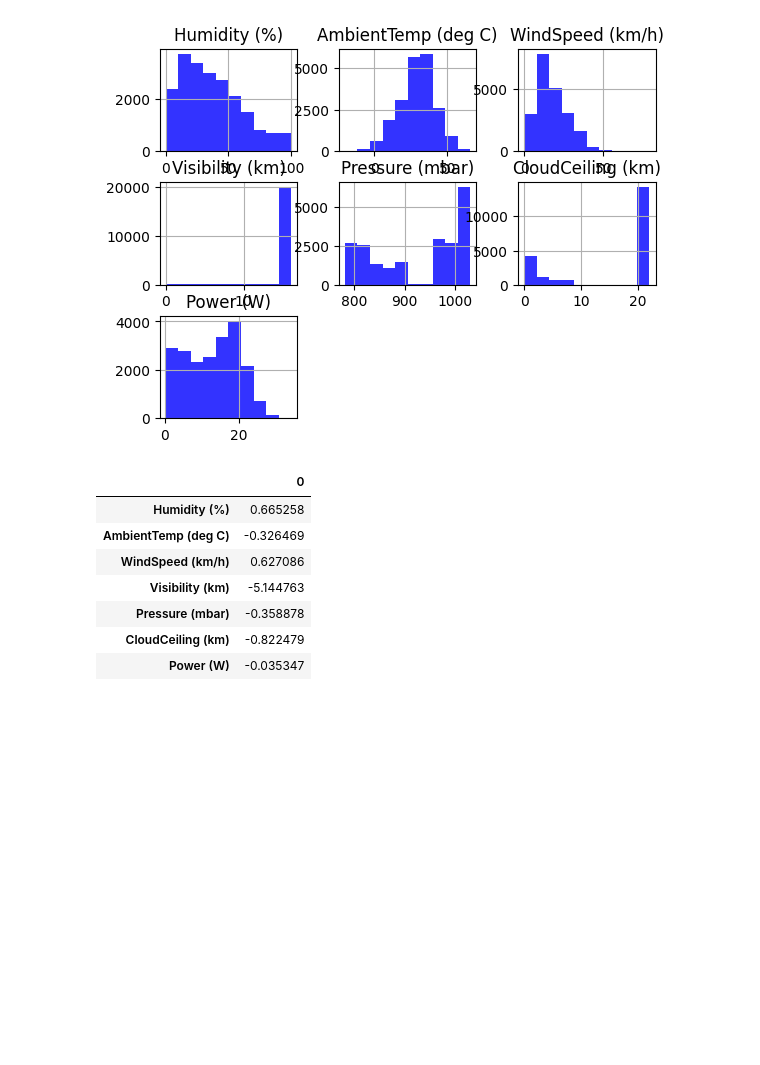
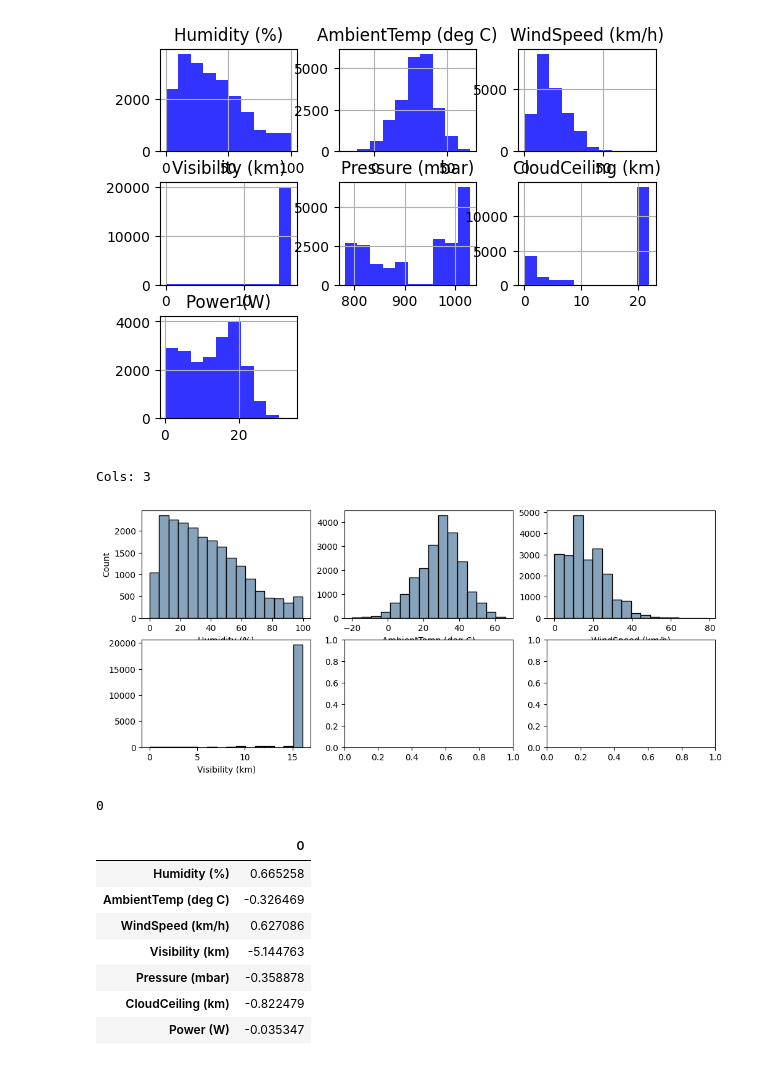
Before and after one commit to d-lazenby/solar-forecasting, a Jupyter notebook: eda_full.ipynb, the cells around one changed output. Saved outputs shown, nothing was run; the diff lists cells and outputs as text; code cells hidden in the pictures; blank space fills up the shorter version.

Commit message:
Tidied utils. Began generalizing plotting code for arbitrary numerical features

```diff
--- a/eda_full.ipynb
+++ b/eda_full.ipynb
@@ -103,3 +103,49 @@ utils.correlation_matrix(raw_clean[numerical_features])
 raw_clean[numerical_features].hist(color='blue', alpha=0.8);
 # %% [output]
 [figure]
+# %%
+FONT_SIZE_TICKS = None
+FONT_SIZE_TITLE = None
+FONT_SIZE_AXES = None
+
+colors = {'white': '#fdfdfd',
+          'dark blue': '#06072c',
+          'chalk blue': '#5f85a6',
+          'light gray': '#cfd1d4',
+          'blue gray': '#a3aab5',
+          'black': '#000000'}
+
+COLORS = [v for v in colors.values()]
+
+sns.set_palette(sns.color_palette(COLORS))
+
+features = numerical_features[:4]
+bins = 16
+
+data = raw_clean.copy()
+
+n_plots = len(features)
+cols = (n_plots if n_plots < 3 else 3)
+print(f"Cols: {cols}")
+rows = n_plots // 3 + 1
+
+fig, ax = plt.subplots(nrows=rows, ncols=cols, figsize=(12, 5))
+
+for i, ax_ in enumerate(ax.flatten()):
+    if i == n_plots:
+        break
+    x = data[features[i]].values
+    sns.histplot(x, bins=bins, color=COLORS[2], ax=ax_)
+    ax_.set_xlabel(f"{features[i]}", fontsize=FONT_SIZE_AXES)
+    ylabel = ("Count" if i == 0 else "")
+    ax_.set_ylabel(ylabel, fontsize=FONT_SIZE_AXES)
+    # plt.title(f"{feature}", fontsize=FONT_SIZE_TITLE)
+    ax_.tick_params(axis="both", labelsize=FONT_SIZE_TICKS)
+plt.show()
+# %% [output]
+Cols: 3
+[figure, added]
+# %%
+2 // 3
+# %% [output]
+0
```
Also changed, not shown: parts of 1 cell of this notebook, 1 other file.
